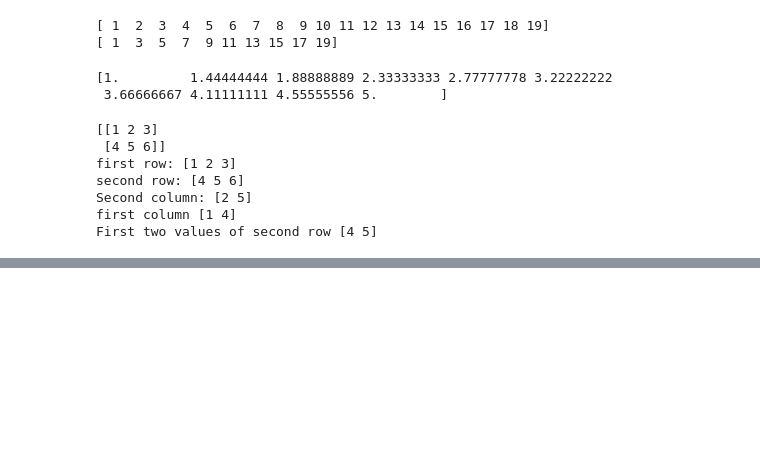
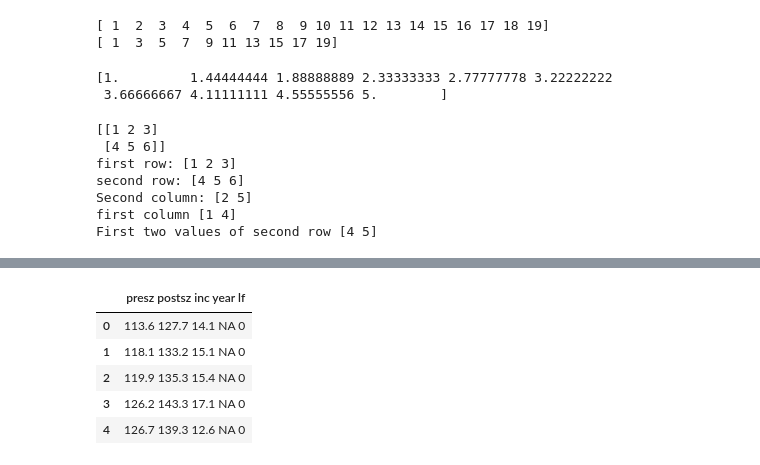
Before and after one commit to pchnqoc/TH_DeepLearning, a Jupyter notebook: Untitled19.ipynb, the cells around one changed output, grey strips where cells are left out. Drawn from its saved outputs; the diff is of its cells as text; code cells hidden in the pictures; blank space fills up the shorter version.

```diff
--- a/Untitled19.ipynb
+++ b/Untitled19.ipynb
@@ -253,0 +351,13 @@ calories = {"day1": 420, "day2": 380, "day3": 390}
+# %%
+
+def load_data(filename):
+  return pd.read_csv('https://raw.githubusercontent.com/huynhhoc/DataAnalystDeepLearning/refs/heads/main/Data/crabs.csv')
+dfcovid19 = load_data('crabs.csv')
+dfcovid19.head()
+# %% [output]
+|  | presz postsz inc year lf |
+| 0 | 113.6 127.7 14.1 NA 0 |
+| 1 | 118.1 133.2 15.1 NA 0 |
+| 2 | 119.9 135.3 15.4 NA 0 |
+| 3 | 126.2 143.3 17.1 NA 0 |
+| 4 | 126.7 139.3 12.6 NA 0 |
```
Also changed, not shown: parts of 7 cells of this notebook.
